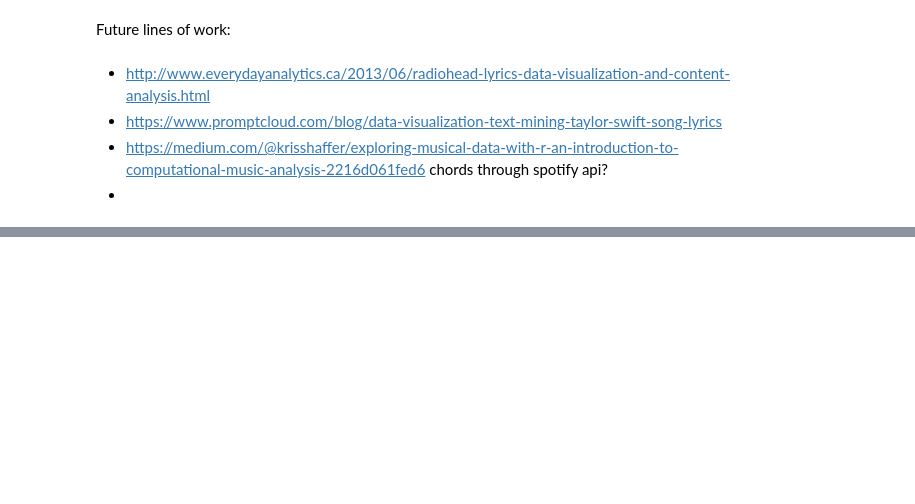
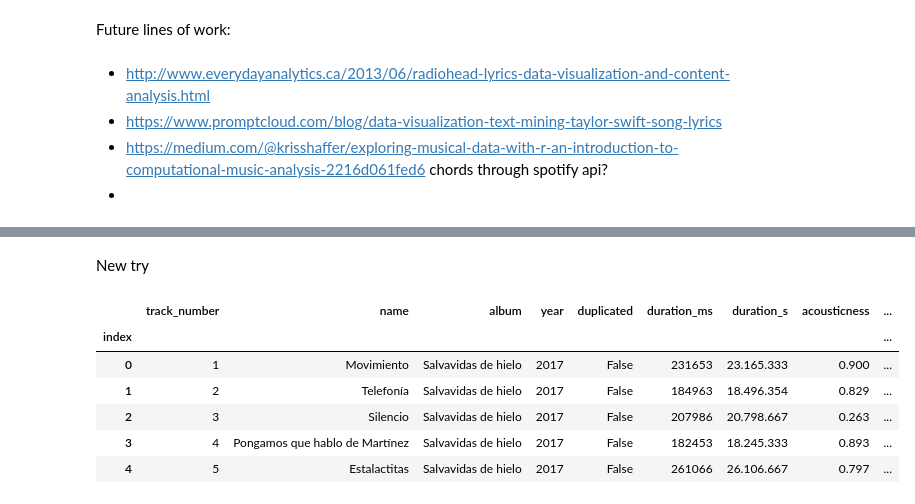
Before and after one commit to alexing/datadata, a Jupyter notebook: drexler_data_exploration.ipynb, the cells around one changed output, grey strips where cells are left out. Saved outputs shown, nothing was run; the diff lists cells and outputs as text; code cells hidden in the pictures; blank space fills up the shorter version.

```diff
--- a/drexler_data_exploration.ipynb
+++ b/drexler_data_exploration.ipynb
@@ -300,0 +315,2 @@ spotify_raw_df
+# %% [markdown]
+New try
@@ -300,0 +319,10 @@ spotify_raw_df
+# %%
+df.head()
+# %% [output]
+|  | track_number | name | album | year | duplicated | duration_ms | duration_s | acousticness | ... |
+| index |  |  |  |  |  |  |  |  | ... |
+| 0 | 1 | Movimiento | Salvavidas de hielo | 2017 | False | 231653 | 23.165.333 | 0.900 | ... |
+| 1 | 2 | Telefonía | Salvavidas de hielo | 2017 | False | 184963 | 18.496.354 | 0.829 | ... |
+| 2 | 3 | Silencio | Salvavidas de hielo | 2017 | False | 207986 | 20.798.667 | 0.263 | ... |
+| 3 | 4 | Pongamos que hablo de Martínez | Salvavidas de hielo | 2017 | False | 182453 | 18.245.333 | 0.893 | ... |
+| 4 | 5 | Estalactitas | Salvavidas de hielo | 2017 | False | 261066 | 26.106.667 | 0.797 | ... |
```
Also changed, not shown: parts of 27 cells of this notebook, 4 other files.
